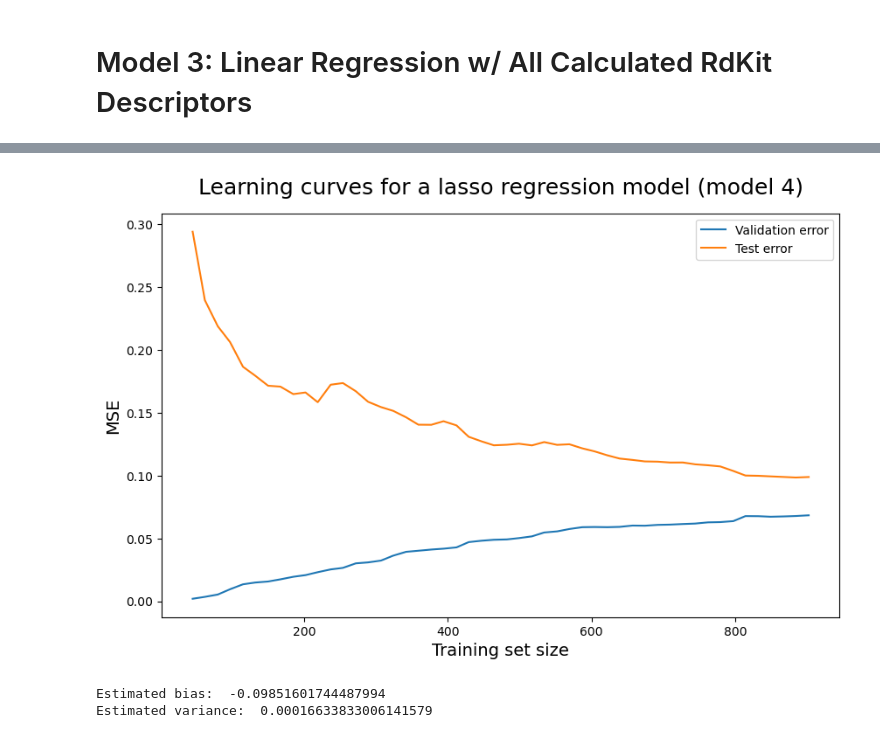
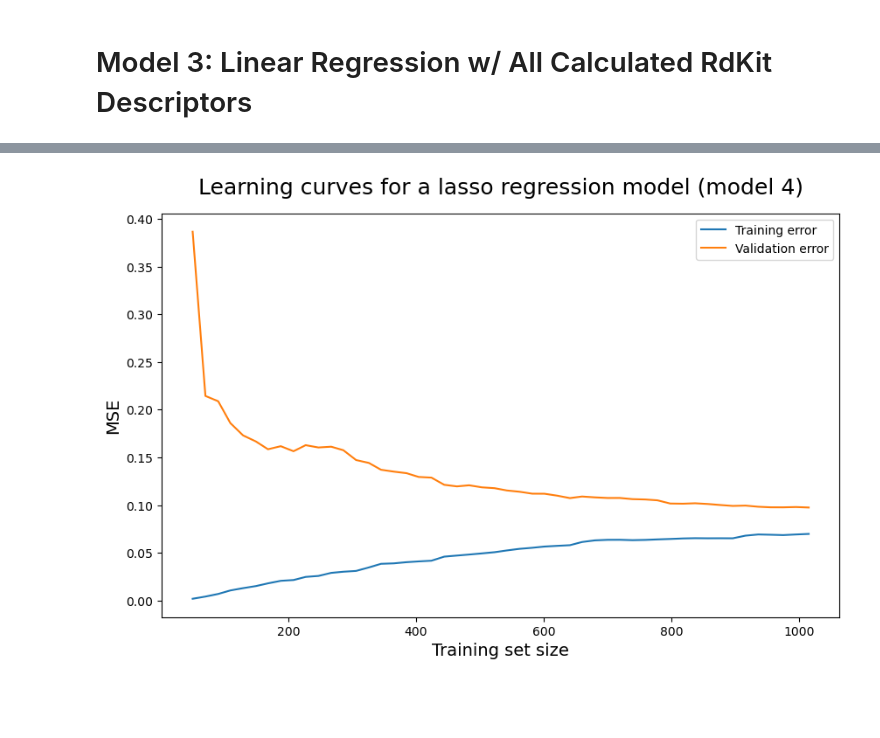
Before and after one commit to ac7407/Machine-Learning, a Jupyter notebook: Week4/HW4b-AndrewChou.ipynb, the cells around one changed output, grey strips where cells are left out. Saved outputs shown, nothing was run; the diff lists cells and outputs as text; code cells hidden in the pictures; blank space fills up the shorter version.

```diff
--- a/Week4/HW4b-AndrewChou.ipynb
+++ b/Week4/HW4b-AndrewChou.ipynb
@@ -303,24 +295,18 @@ plt.show()
-# %%
-# repeat with validation and test sets - lasso
-valid_sizes, valid_scores, test_scores = learning_curve(Lasso(alpha=0.0027011402873746457), X, y, cv=5, scoring='neg_mean_squared_error', train_sizes=np.linspace(0.05, 1.0, 50))
-valid_errors = -valid_scores.mean(axis=1)
-test_errors = -test_scores.mean(axis=1)
-
-plt.figure(figsize=(10, 6))
-plt.plot(valid_sizes, valid_errors, label='Validation error')
-plt.plot(valid_sizes, test_errors, label='Test error')
-plt.ylabel('MSE', fontsize=14)
-plt.xlabel('Training set size', fontsize=14)
-plt.title('Learning curves for a lasso regression model (model 4)', fontsize=18, y=1.03)
-plt.legend()
-plt.show()
-# %% [output]
-[figure, removed]
-# %%
-# evaluate estimated bias and variance for lasso regression model
-scores = cross_val_score(Lasso(alpha=0.0027011402873746457), X, y, cv=5, scoring='neg_mean_squared_error')
-print('Estimated bias: ', np.mean(scores))
-print('Estimated variance: ', np.var(scores, ddof=1))
-# %% [output]
-Estimated bias:  -0.09851601744487994
-Estimated variance:  0.00016633833006141579
+# %%
+# use alpha value to plot learning curve
+from sklearn.linear_model import Lasso
+
+train_sizes, train_scores, test_scores = learning_curve(Lasso(alpha=0.0003133530060688178), X, y, cv=10, scoring='neg_mean_squared_error', train_sizes=np.linspace(0.05, 1.0, 50))
+train_errors = -train_scores.mean(axis=1)
+test_errors = -test_scores.mean(axis=1)
+
+plt.figure(figsize=(10, 6))
+plt.plot(train_sizes, train_errors, label='Training error')
+plt.plot(train_sizes, test_errors, label='Validation error')
+plt.ylabel('MSE', fontsize=14)
+plt.xlabel('Training set size', fontsize=14)
+plt.title('Learning curves for a lasso regression model (model 4)', fontsize=18, y=1.03)
+plt.legend()
+plt.show()
+# %% [output]
+[figure, added]
```
Also changed, not shown: parts of 22 cells of this notebook.
